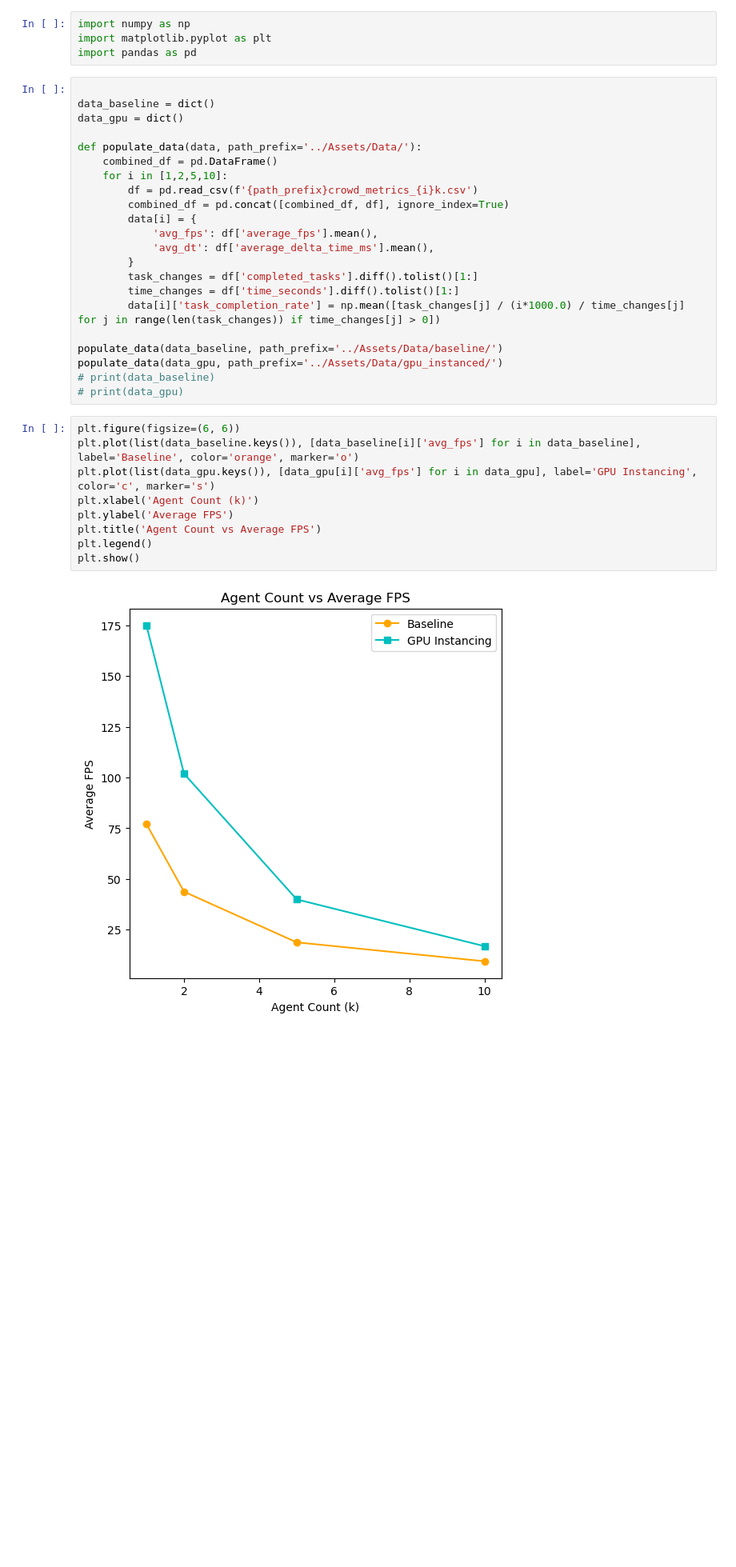
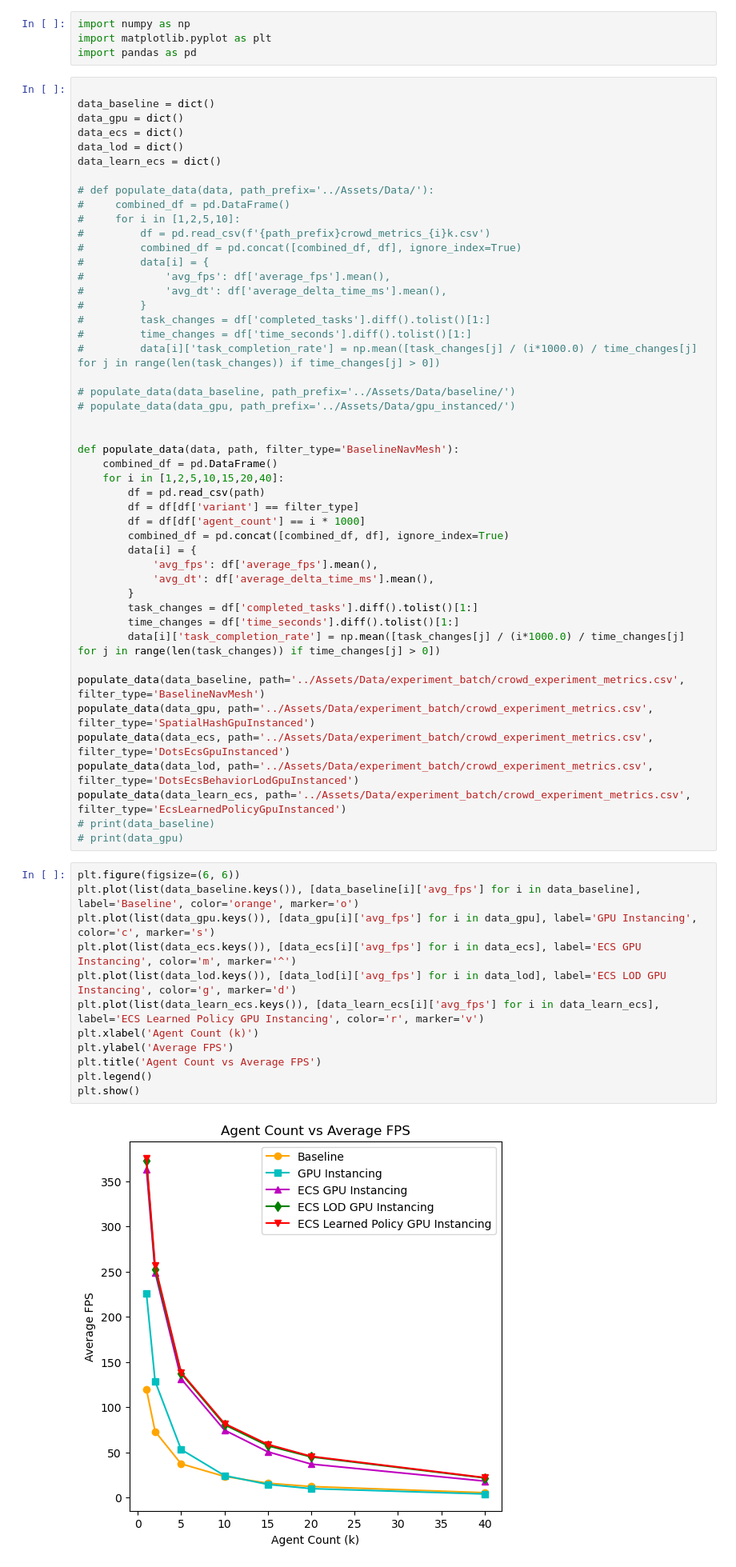
Before and after one commit to Skyrim07/mass-crowd-sim, a Jupyter notebook: PythonScripts/create_graphs.ipynb, the cells around one changed output. Shown at 80% size. Cells and saved outputs as stored; diff of their text form; blank space fills up the shorter version.

Commit message:
learned policy fix

```diff
--- a/PythonScripts/create_graphs.ipynb
+++ b/PythonScripts/create_graphs.ipynb
@@ -6,11 +6,33 @@ import pandas as pd
 
 data_baseline = dict()
 data_gpu = dict()
+data_ecs = dict()
+data_lod = dict()
+data_learn_ecs = dict()
 
-def populate_data(data, path_prefix='../Assets/Data/'):
+# def populate_data(data, path_prefix='../Assets/Data/'):
+#     combined_df = pd.DataFrame()
+#     for i in [1,2,5,10]:
+#         df = pd.read_csv(f'{path_prefix}crowd_metrics_{i}k.csv')
+#         combined_df = pd.concat([combined_df, df], ignore_index=True)
+#         data[i] = {
+#             'avg_fps': df['average_fps'].mean(),
+#             'avg_dt': df['average_delta_time_ms'].mean(),
+#         }
+#         task_changes = df['completed_tasks'].diff().tolist()[1:]
+#         time_changes = df['time_seconds'].diff().tolist()[1:]
+#         data[i]['task_completion_rate'] = np.mean([task_changes[j] / (i*1000.0) / time_changes[j] for j in range(len(task_changes)) if time_changes[j] > 0])
+
+# populate_data(data_baseline, path_prefix='../Assets/Data/baseline/')
+# populate_data(data_gpu, path_prefix='../Assets/Data/gpu_instanced/')
+
+
+def populate_data(data, path, filter_type='BaselineNavMesh'):
     combined_df = pd.DataFrame()
-    for i in [1,2,5,10]:
-        df = pd.read_csv(f'{path_prefix}crowd_metrics_{i}k.csv')
+    for i in [1,2,5,10,15,20,40]:
+        df = pd.read_csv(path)
+        df = df[df['variant'] == filter_type]
+        df = df[df['agent_count'] == i * 1000]
         combined_df = pd.concat([combined_df, df], ignore_index=True)
         data[i] = {
             'avg_fps': df['average_fps'].mean(),
@@ -20,21 +42,27 @@ def populate_data(data, path_prefix='../Assets/Data/'):
         time_changes = df['time_seconds'].diff().tolist()[1:]
         data[i]['task_completion_rate'] = np.mean([task_changes[j] / (i*1000.0) / time_changes[j] for j in range(len(task_changes)) if time_changes[j] > 0])
 
-populate_data(data_baseline, path_prefix='../Assets/Data/baseline/')
-populate_data(data_gpu, path_prefix='../Assets/Data/gpu_instanced/')
+populate_data(data_baseline, path='../Assets/Data/experiment_batch/crowd_experiment_metrics.csv', filter_type='BaselineNavMesh')
+populate_data(data_gpu, path='../Assets/Data/experiment_batch/crowd_experiment_metrics.csv', filter_type='SpatialHashGpuInstanced')
+populate_data(data_ecs, path='../Assets/Data/experiment_batch/crowd_experiment_metrics.csv', filter_type='DotsEcsGpuInstanced')
+populate_data(data_lod, path='../Assets/Data/experiment_batch/crowd_experiment_metrics.csv', filter_type='DotsEcsBehaviorLodGpuInstanced')
+populate_data(data_learn_ecs, path='../Assets/Data/experiment_batch/crowd_experiment_metrics.csv', filter_type='EcsLearnedPolicyGpuInstanced')
 # print(data_baseline)
 # print(data_gpu)
 # %%
 plt.figure(figsize=(6, 6))
 plt.plot(list(data_baseline.keys()), [data_baseline[i]['avg_fps'] for i in data_baseline], label='Baseline', color='orange', marker='o')
 plt.plot(list(data_gpu.keys()), [data_gpu[i]['avg_fps'] for i in data_gpu], label='GPU Instancing', color='c', marker='s')
+plt.plot(list(data_ecs.keys()), [data_ecs[i]['avg_fps'] for i in data_ecs], label='ECS GPU Instancing', color='m', marker='^')
+plt.plot(list(data_lod.keys()), [data_lod[i]['avg_fps'] for i in data_lod], label='ECS LOD GPU Instancing', color='g', marker='d')
+plt.plot(list(data_learn_ecs.keys()), [data_learn_ecs[i]['avg_fps'] for i in data_learn_ecs], label='ECS Learned Policy GPU Instancing', color='r', marker='v')
 plt.xlabel('Agent Count (k)')
 plt.ylabel('Average FPS')
 plt.title('Agent Count vs Average FPS')
 plt.legend()
 plt.show()
 # %% [output]
-[figure, old version]
+[figure, new version]
 # %%
 plt.figure(figsize=(6, 6))
 plt.plot(list(data_baseline.keys()), [data_baseline[i]['avg_dt'] for i in data_baseline], label='Baseline', color='orange', marker='o')
```
Also changed, not shown: parts of 2 cells of this notebook, 13 other files.
